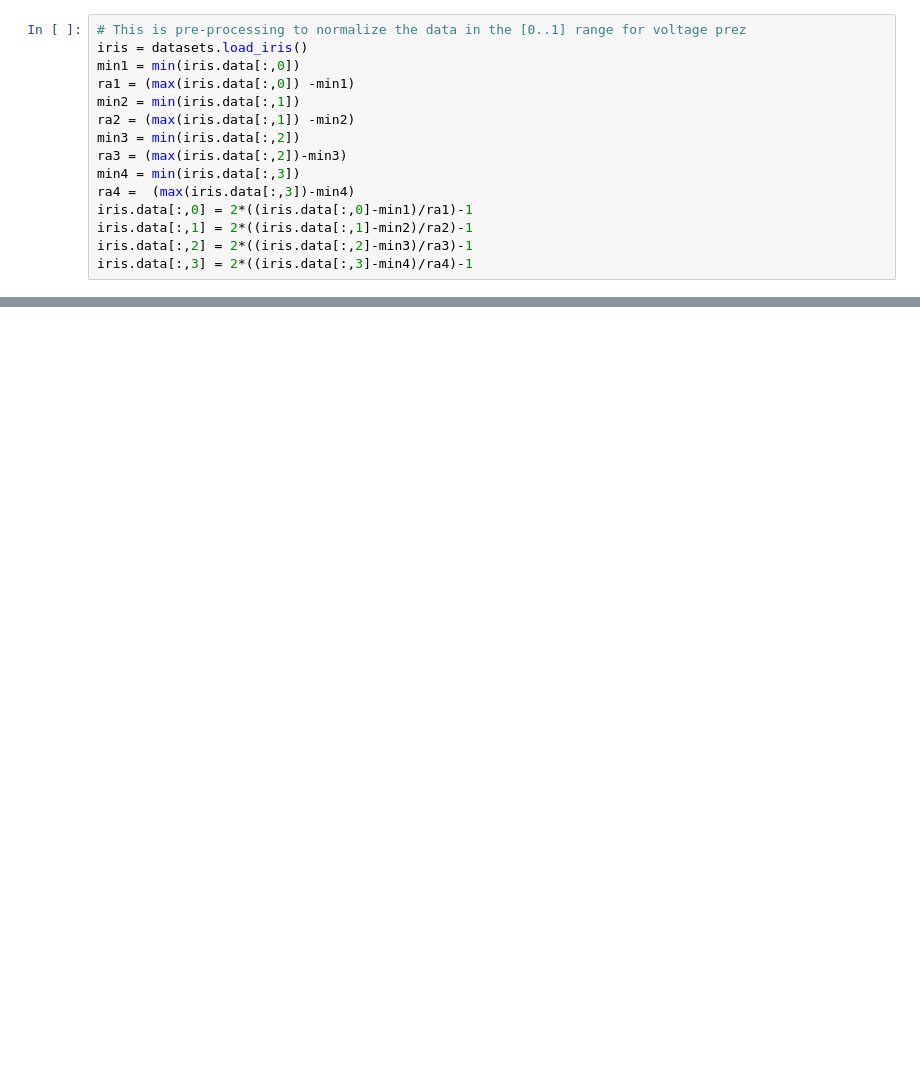
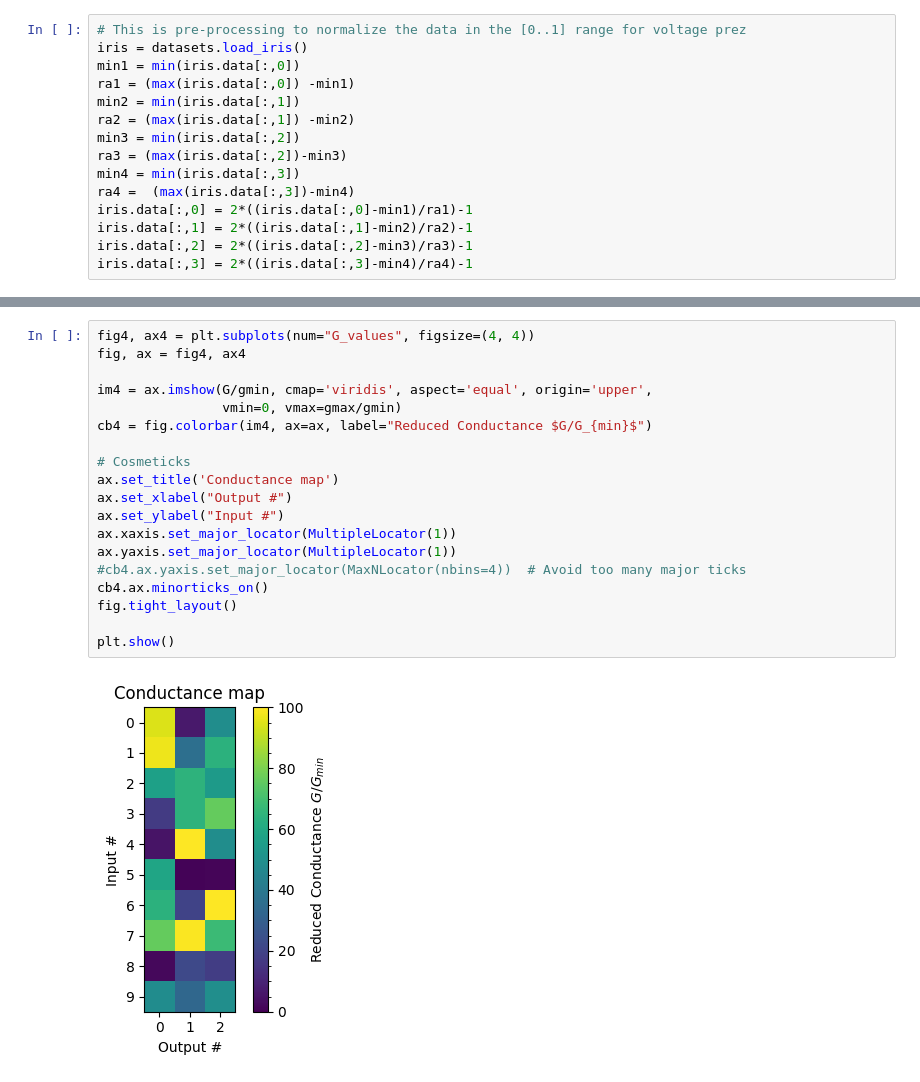
Before and after one commit to cbennett/Iris-Mem, a Jupyter notebook: Iris_1LayerClassification_Device.ipynb, the cells around one changed output, grey strips where cells are left out. Cells and saved outputs as stored; diff of their text form; blank space fills up the shorter version.

```diff
--- a/Iris_1LayerClassification_Device.ipynb
+++ b/Iris_1LayerClassification_Device.ipynb
@@ -146,0 +243,21 @@ plt.show()
+# %%
+fig4, ax4 = plt.subplots(num="G_values", figsize=(4, 4))
+fig, ax = fig4, ax4
+
+im4 = ax.imshow(G/gmin, cmap='viridis', aspect='equal', origin='upper',
+                vmin=0, vmax=gmax/gmin)
+cb4 = fig.colorbar(im4, ax=ax, label="Reduced Conductance $G/G_{min}$")
+
+# Cosmeticks
+ax.set_title('Conductance map')
+ax.set_xlabel("Output #")
+ax.set_ylabel("Input #")
+ax.xaxis.set_major_locator(MultipleLocator(1))
+ax.yaxis.set_major_locator(MultipleLocator(1))
+#cb4.ax.yaxis.set_major_locator(MaxNLocator(nbins=4))  # Avoid too many major ticks
+cb4.ax.minorticks_on()
+fig.tight_layout()
+
+plt.show()
+# %% [output]
+[figure, added]
```
Also changed, not shown: parts of 14 cells of this notebook.
